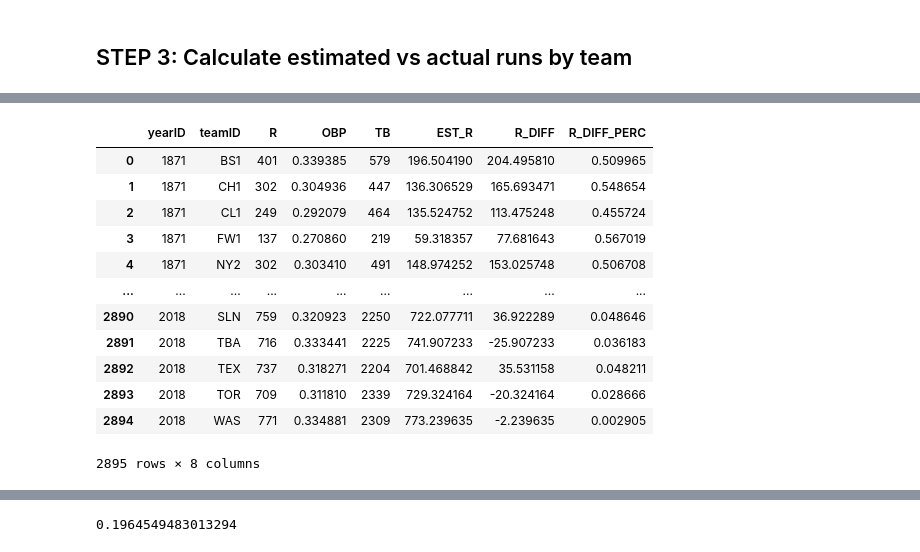
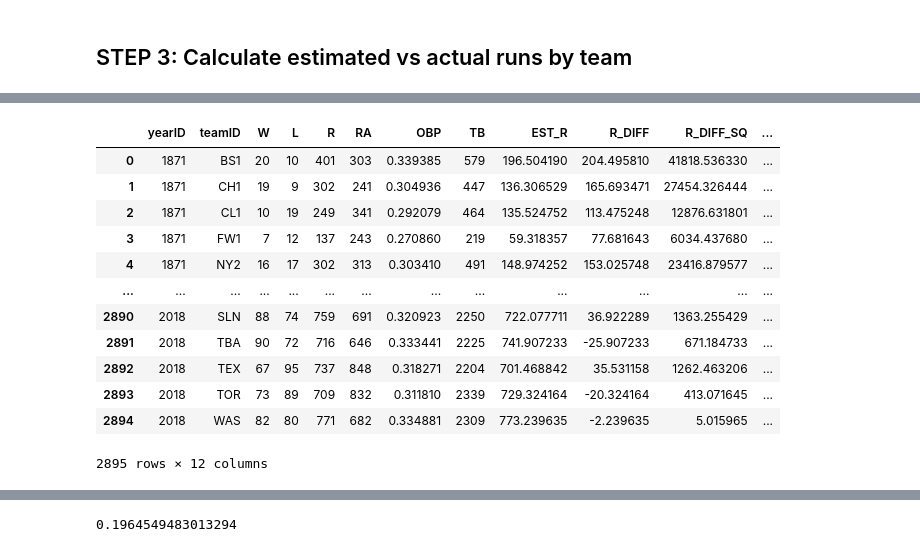
Before and after one commit to draped4/lahman, a Jupyter notebook: layman_obp_tb_estimated_runs.ipynb, the cells around one changed output, grey strips where cells are left out. Drawn from its saved outputs; the diff is of its cells as text; code cells hidden in the pictures.

```diff
--- a/layman_obp_tb_estimated_runs.ipynb
+++ b/layman_obp_tb_estimated_runs.ipynb
@@ -15,6 +17,6 @@ import plotly.express as px
 # %%
 teams_df = pd.read_csv('./data/core/Teams.csv',
                         delimiter=',',
-                        usecols=['yearID','teamID','R','AB','H','2B','3B','HR','BB','HBP','SF'])
+                        usecols=['yearID','teamID','W','L','R','RA','AB','H','2B','3B','HR','BB','HBP','SF'])
 teams_df
 # %% [output]
@@ -56,24 +58,25 @@ obp_teams_df
 # %%
 # Calculate expected runs and difference in expected and actual runs
-runs_df = obp_teams_df[['yearID','teamID','R','OBP','TB']].copy()
+runs_df = obp_teams_df[['yearID','teamID','W','L','R','RA','OBP','TB']].copy()
 runs_df['EST_R'] = runs_df['OBP']*runs_df['TB']
 runs_df['R_DIFF'] = runs_df['R'] - runs_df['EST_R']
+runs_df['R_DIFF_SQ'] = (runs_df['R'] - runs_df['EST_R'])**2
 runs_df['R_DIFF_PERC'] = abs(runs_df['R_DIFF']) / runs_df['R']
 runs_df
 # %% [output]
-|  | yearID | teamID | R | OBP | TB | EST_R | R_DIFF | R_DIFF_PERC |
-| 0 | 1871 | BS1 | 401 | 0.339385 | 579 | 196.504190 | 204.495810 | 0.509965 |
-| 1 | 1871 | CH1 | 302 | 0.304936 | 447 | 136.306529 | 165.693471 | 0.548654 |
-| 2 | 1871 | CL1 | 249 | 0.292079 | 464 | 135.524752 | 113.475248 | 0.455724 |
-| 3 | 1871 | FW1 | 137 | 0.270860 | 219 | 59.318357 | 77.681643 | 0.567019 |
-| 4 | 1871 | NY2 | 302 | 0.303410 | 491 | 148.974252 | 153.025748 | 0.506708 |
-| ... | ... | ... | ... | ... | ... | ... | ... | ... |
-| 2890 | 2018 | SLN | 759 | 0.320923 | 2250 | 722.077711 | 36.922289 | 0.048646 |
-| 2891 | 2018 | TBA | 716 | 0.333441 | 2225 | 741.907233 | -25.907233 | 0.036183 |
-| 2892 | 2018 | TEX | 737 | 0.318271 | 2204 | 701.468842 | 35.531158 | 0.048211 |
-| 2893 | 2018 | TOR | 709 | 0.311810 | 2339 | 729.324164 | -20.324164 | 0.028666 |
-| 2894 | 2018 | WAS | 771 | 0.334881 | 2309 | 773.239635 | -2.239635 | 0.002905 |
+|  | yearID | teamID | W | L | R | RA | OBP | TB | EST_R | R_DIFF | R_DIFF_SQ | ... |
+| 0 | 1871 | BS1 | 20 | 10 | 401 | 303 | 0.339385 | 579 | 196.504190 | 204.495810 | 41818.536330 | ... |
+| 1 | 1871 | CH1 | 19 | 9 | 302 | 241 | 0.304936 | 447 | 136.306529 | 165.693471 | 27454.326444 | ... |
+| 2 | 1871 | CL1 | 10 | 19 | 249 | 341 | 0.292079 | 464 | 135.524752 | 113.475248 | 12876.631801 | ... |
+| 3 | 1871 | FW1 | 7 | 12 | 137 | 243 | 0.270860 | 219 | 59.318357 | 77.681643 | 6034.437680 | ... |
+| 4 | 1871 | NY2 | 16 | 17 | 302 | 313 | 0.303410 | 491 | 148.974252 | 153.025748 | 23416.879577 | ... |
+| ... | ... | ... | ... | ... | ... | ... | ... | ... | ... | ... | ... | ... |
+| 2890 | 2018 | SLN | 88 | 74 | 759 | 691 | 0.320923 | 2250 | 722.077711 | 36.922289 | 1363.255429 | ... |
+| 2891 | 2018 | TBA | 90 | 72 | 716 | 646 | 0.333441 | 2225 | 741.907233 | -25.907233 | 671.184733 | ... |
+| 2892 | 2018 | TEX | 67 | 95 | 737 | 848 | 0.318271 | 2204 | 701.468842 | 35.531158 | 1262.463206 | ... |
+| 2893 | 2018 | TOR | 73 | 89 | 709 | 832 | 0.311810 | 2339 | 729.324164 | -20.324164 | 413.071645 | ... |
+| 2894 | 2018 | WAS | 82 | 80 | 771 | 682 | 0.334881 | 2309 | 773.239635 | -2.239635 | 5.015965 | ... |
-2895 rows × 8 columns
+2895 rows × 12 columns
 # %%
 # Filtering to 1970+ because that is when HBP and SF started being tracked
 filtered_runs_df = runs_df[(runs_df['yearID'] >= 1970) & (runs_df['yearID'] <= 2018)]
```
Also changed, not shown: parts of 11 cells of this notebook.
